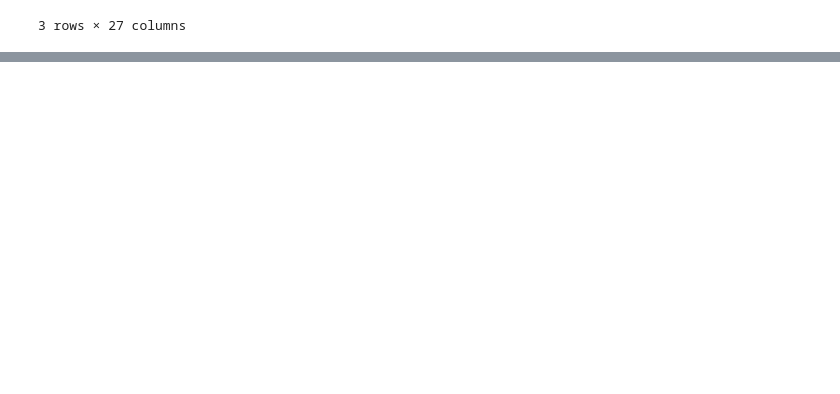
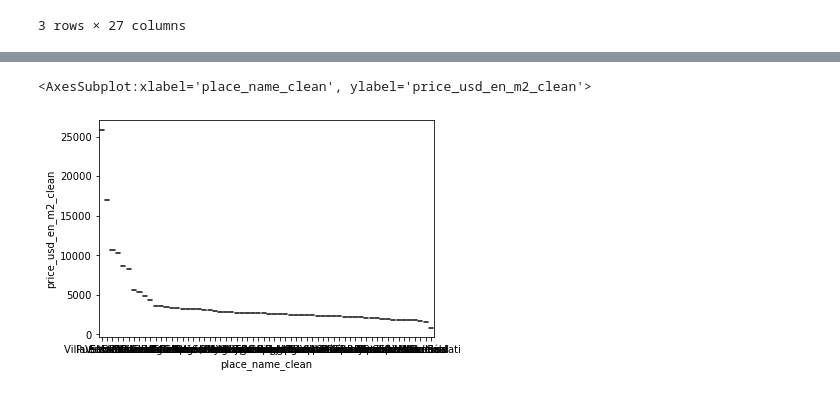
Before and after one commit to giustipatricio/grupo4-1120_ed_13, a Jupyter notebook: M2.ipynb, the cells around one changed output, grey strips where cells are left out. Drawn from its saved outputs; the diff is of its cells as text; code cells hidden in the pictures; blank space fills up the shorter version.

```diff
--- a/M2.ipynb
+++ b/M2.ipynb
@@ -493,0 +528,3 @@ data_price_usd_m2_clean.head(3)
+# %%
+group_capital_mean = data_2[maskcapital].groupby(['place_name_clean']).mean().sort_values('price_usd_en_m2_clean', ascending=False)
+group_capital_mean
@@ -493,0 +546,5 @@ data_price_usd_m2_clean.head(3)
+# %%
+sns.boxplot( x=group_capital_mean.index, y=group_capital_mean['price_usd_en_m2_clean'], data=group_capital_mean)
+# %% [output]
+<AxesSubplot:xlabel='place_name_clean', ylabel='price_usd_en_m2_clean'>
+[figure, added]
```
Also changed, not shown: parts of 10 cells of this notebook.
